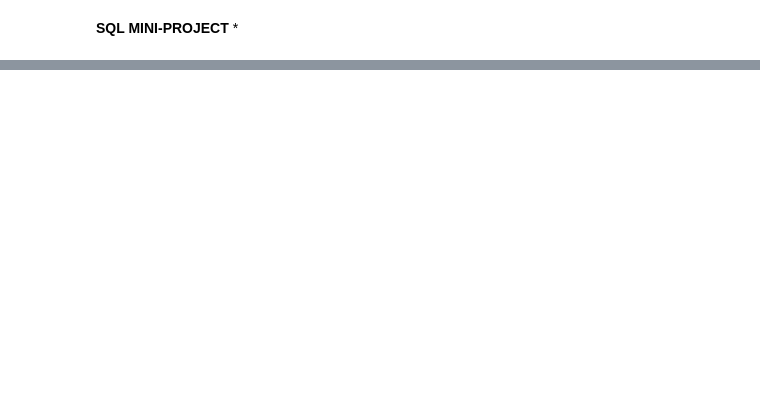
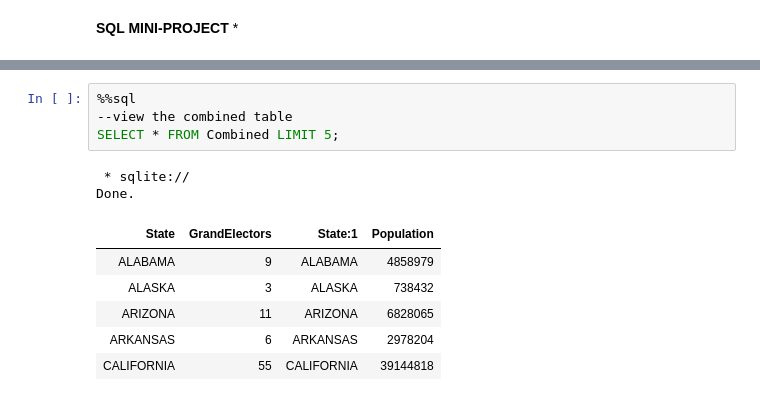
Before and after one commit to kahuroA/SQL-PRACTICE, a Jupyter notebook: SQL_MINI_PROJECT.ipynb, the cells around one changed output, grey strips where cells are left out. Saved outputs shown, nothing was run; the diff lists cells and outputs as text; blank space fills up the shorter version.

```diff
--- a/SQL_MINI_PROJECT.ipynb
+++ b/SQL_MINI_PROJECT.ipynb
@@ -252,0 +68,13 @@ Done.
+# %%
+%%sql
+--view the combined table
+SELECT * FROM Combined LIMIT 5;
+# %% [output]
+ * sqlite://
+Done.
+| State | GrandElectors | State:1 | Population |
+| ALABAMA | 9 | ALABAMA | 4858979 |
+| ALASKA | 3 | ALASKA | 738432 |
+| ARIZONA | 11 | ARIZONA | 6828065 |
+| ARKANSAS | 6 | ARKANSAS | 2978204 |
+| CALIFORNIA | 55 | CALIFORNIA | 39144818 |
```
Also changed, not shown: parts of 49 cells of this notebook.
